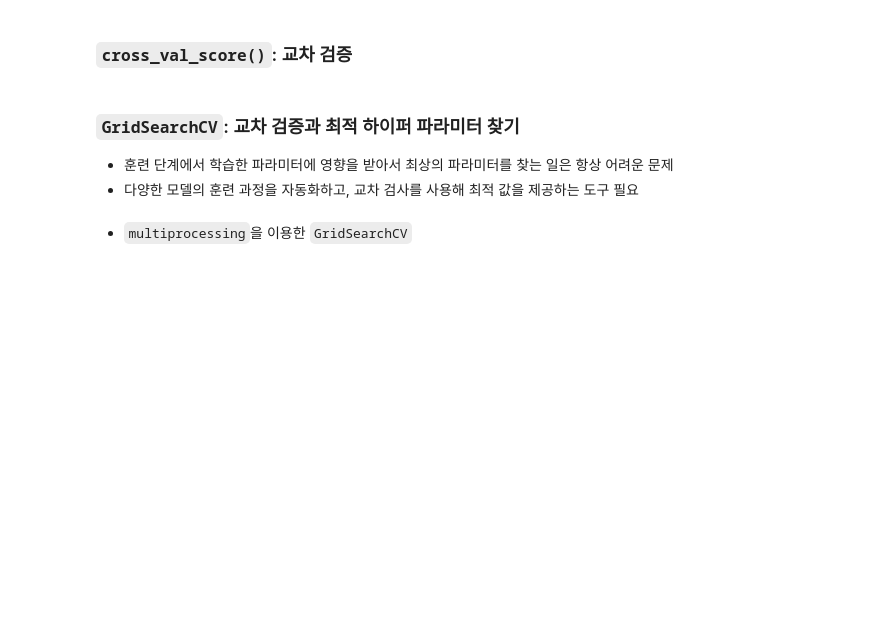
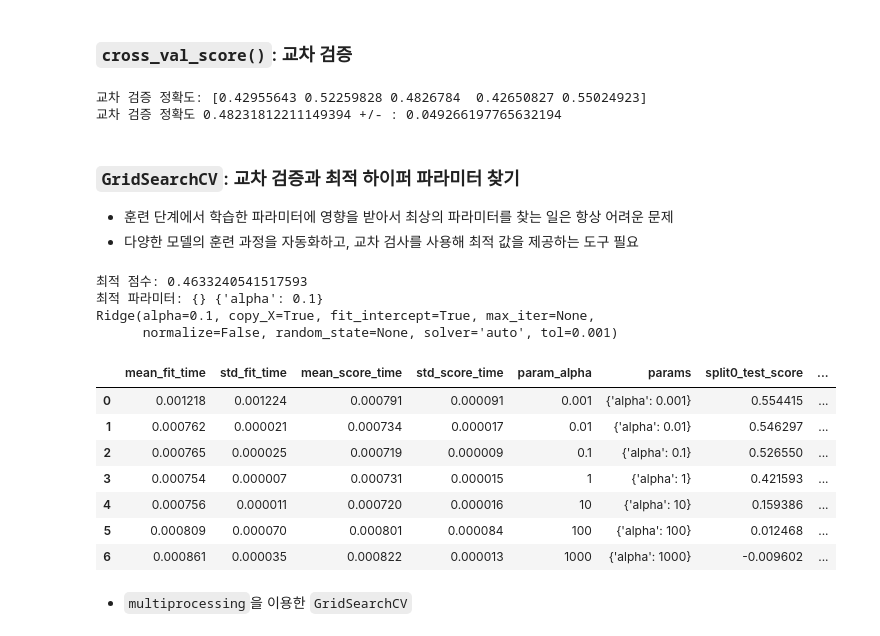
Before and after one commit to WooHyeok-Moon/Machine_Learning_Study, a Jupyter notebook: _2_Scikit_Learn.ipynb, the cells around one changed output. Cells and saved outputs as stored; diff of their text form; code cells hidden in the pictures; blank space fills up the shorter version.

```diff
--- a/_2_Scikit_Learn.ipynb
+++ b/_2_Scikit_Learn.ipynb
@@ -177,9 +277,46 @@ plt.plot(xfit, yfit, '--r')
 # %% [markdown]
 ### `cross_val_score()`: 교차 검증
+# %%
+from sklearn.model_selection import cross_val_score, cross_validate
+
+scores = cross_val_score(model, diabetes.data, diabetes.target, cv=5)
+print("교차 검증 정확도: {}".format(scores))
+print("교차 검증 정확도 {} +/- : {}".format(np.mean(scores), np.std(scores)))
+# %% [output]
+교차 검증 정확도: [0.42955643 0.52259828 0.4826784  0.42650827 0.55024923]
+교차 검증 정확도 0.48231812211149394 +/- : 0.049266197765632194
 # %% [markdown]
 ### `GridSearchCV`: 교차 검증과 최적 하이퍼 파라미터 찾기
 
 * 훈련 단계에서 학습한 파라미터에 영향을 받아서 최상의 파라미터를 찾는 일은 항상 어려운 문제
 * 다양한 모델의 훈련 과정을 자동화하고, 교차 검사를 사용해 최적 값을 제공하는 도구 필요
+# %%
+from sklearn.model_selection import GridSearchCV
+from sklearn.linear_model import Ridge
+import pandas as pd
+
+alpha = [0.001, 0.01, 0.1, 1, 10, 100, 1000]
+param_grid = dict(alpha=alpha)
+
+gs = GridSearchCV(estimator = Ridge(), param_grid = param_grid, cv = 10)
+result = gs.fit(diabetes.data, diabetes.target)
+
+print("최적 점수: {}".format(result.best_score_))
+print("최적 파라미터: {}",format(result.best_params_))
+print(gs.best_estimator_)
+pd.DataFrame(result.cv_results_)
+# %% [output]
+최적 점수: 0.4633240541517593
+최적 파라미터: {} {'alpha': 0.1}
+Ridge(alpha=0.1, copy_X=True, fit_intercept=True, max_iter=None,
+      normalize=False, random_state=None, solver='auto', tol=0.001)
+|  | mean_fit_time | std_fit_time | mean_score_time | std_score_time | param_alpha | params | split0_test_score | ... |
+| 0 | 0.001218 | 0.001224 | 0.000791 | 0.000091 | 0.001 | {'alpha': 0.001} | 0.554415 | ... |
+| 1 | 0.000762 | 0.000021 | 0.000734 | 0.000017 | 0.01 | {'alpha': 0.01} | 0.546297 | ... |
+| 2 | 0.000765 | 0.000025 | 0.000719 | 0.000009 | 0.1 | {'alpha': 0.1} | 0.526550 | ... |
+| 3 | 0.000754 | 0.000007 | 0.000731 | 0.000015 | 1 | {'alpha': 1} | 0.421593 | ... |
+| 4 | 0.000756 | 0.000011 | 0.000720 | 0.000016 | 10 | {'alpha': 10} | 0.159386 | ... |
+| 5 | 0.000809 | 0.000070 | 0.000801 | 0.000084 | 100 | {'alpha': 100} | 0.012468 | ... |
+| 6 | 0.000861 | 0.000035 | 0.000822 | 0.000013 | 1000 | {'alpha': 1000} | -0.009602 | ... |
 # %% [markdown]
 * `multiprocessing`을 이용한 `GridSearchCV`
```
Also changed, not shown: parts of 14 cells of this notebook.
